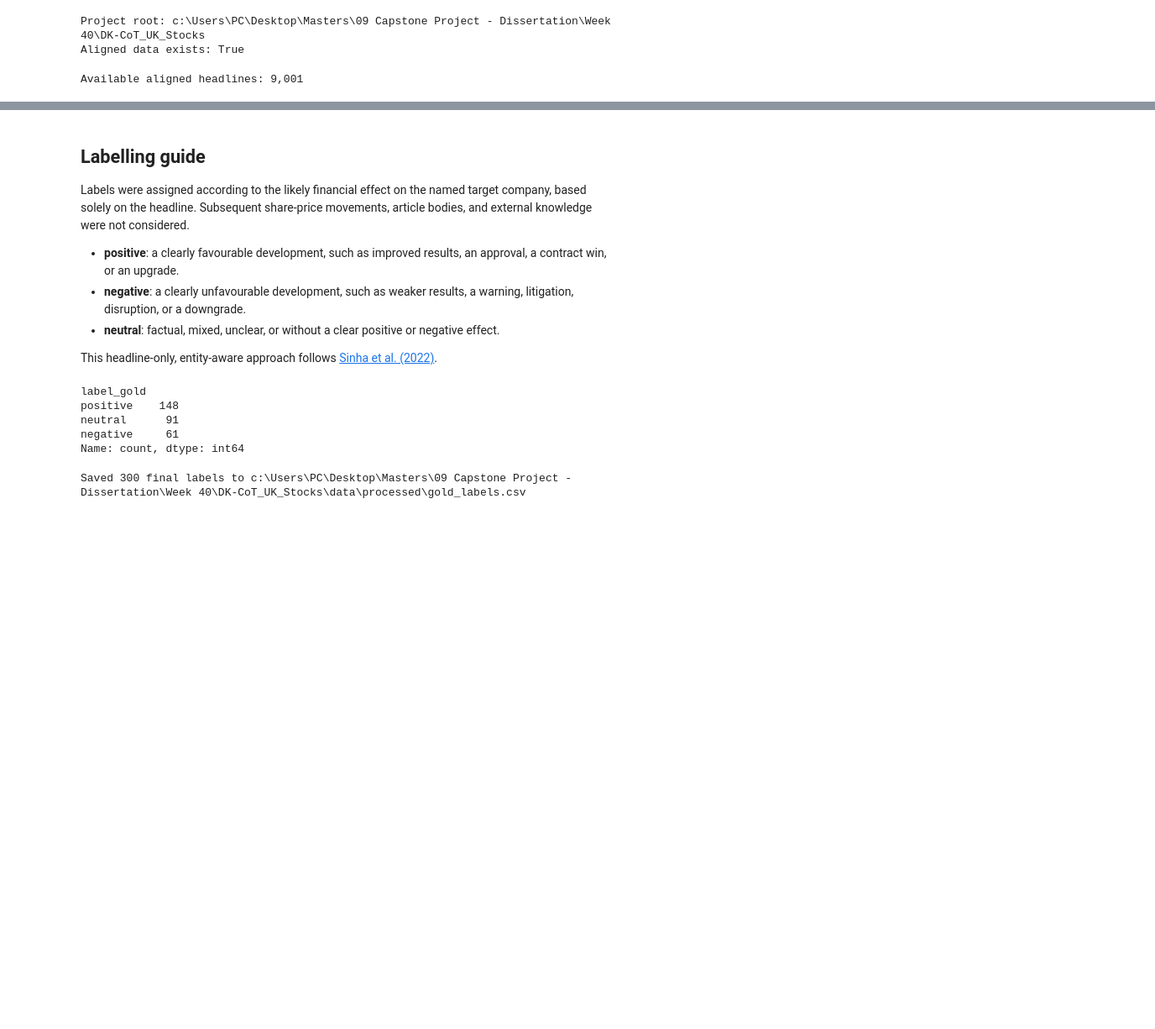
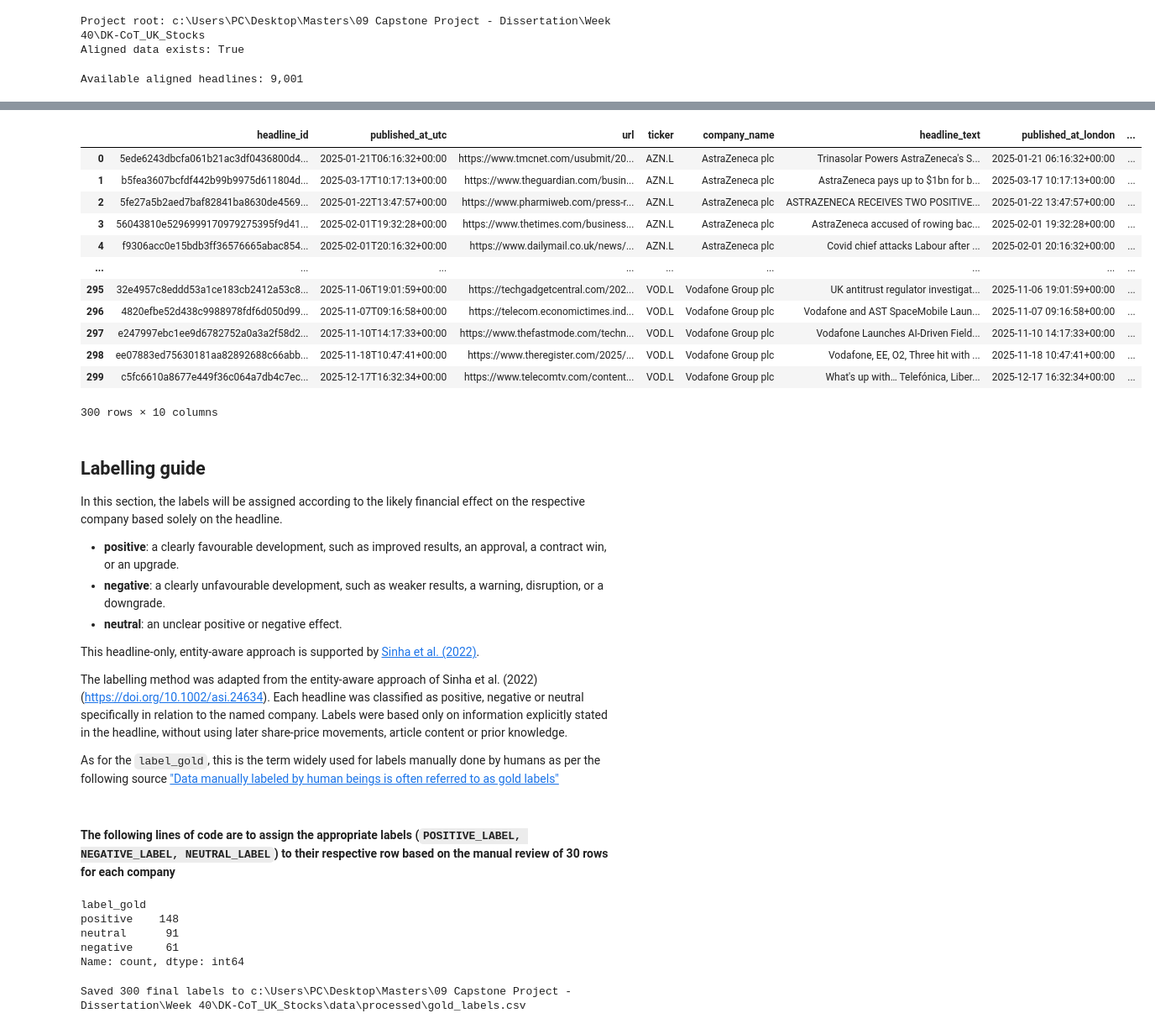
Before and after one commit to Za-Qar/dk-cot_uk_stock, a Jupyter notebook: pipeline/04_label_sentiment.ipynb, the cells around one changed output, grey strips where cells are left out. Shown at 84% size. Cells and saved outputs as stored; diff of their text form; code cells hidden in the pictures; blank space fills up the shorter version.

```diff
--- a/pipeline/04_label_sentiment.ipynb
+++ b/pipeline/04_label_sentiment.ipynb
@@ -111,11 +264,52 @@ Name: sampled_headlines, dtype: int64
+# %%
+# After investigating the samples above, it was found that the indices 1, 143 and 163 are duplicates of indices 0, 142 and 162 respectively. Therefore, they are replaced replaced with alternate headlines from the `headlines_aligned_prices.csv` for the same company ticker to eliminate any duplications.
+duplicate_replacements = {
+    1: (
+        "3d7dfe781decf4fc0114ae2198c293fd56e90d7676b91e46f7e444872358920d",
+        "b5fea3607bcfdf442b99b9975d611804dcb7faeb95ee472def5b9ac095a7bb1d",
+    ),
+    143: (
+        "a6d2872810ea241f7df20cb4bee1039a48a5cbb9bc6d19aaaffcbfdb6d803a94",
+        "160526a9b5332786c0bb64ce308c483fa9ceaec05eb5d9f6da5f817ce0deb192",
+    ),
+    163: (
+        "38dc6600edaedb80c9b7919cb52d914f74646efe40b4be699be8ed50380475c1",
+        "cb1a4838296bbdcdda312669fc261cd71e5d2a3a9a4c1102a69922dcd251f025",
+    ),
+}
+
+for row_number, (duplicate_id, replacement_id) in duplicate_replacements.items():
+    replacement = headlines_aligned_prices_df.loc[headlines_aligned_prices_df[HEADLINE_ID_COLUMN] == replacement_id]
+
+    sample_df.loc[row_number] = replacement.iloc[0][sample_df.columns]
+
+display(sample_df)
+# %% [output]
+|  | headline_id | published_at_utc | url | ticker | company_name | headline_text | published_at_london | ... |
+| 0 | 5ede6243dbcfa061b21ac3df0436800d4... | 2025-01-21T06:16:32+00:00 | https://www.tmcnet.com/usubmit/20... | AZN.L | AstraZeneca plc | Trinasolar Powers AstraZeneca's S... | 2025-01-21 06:16:32+00:00 | ... |
+| 1 | b5fea3607bcfdf442b99b9975d611804d... | 2025-03-17T10:17:13+00:00 | https://www.theguardian.com/busin... | AZN.L | AstraZeneca plc | AstraZeneca pays up to $1bn for b... | 2025-03-17 10:17:13+00:00 | ... |
+| 2 | 5fe27a5b2aed7baf82841ba8630de4569... | 2025-01-22T13:47:57+00:00 | https://www.pharmiweb.com/press-r... | AZN.L | AstraZeneca plc | ASTRAZENECA RECEIVES TWO POSITIVE... | 2025-01-22 13:47:57+00:00 | ... |
+| 3 | 56043810e5296999170979275395f9d41... | 2025-02-01T19:32:28+00:00 | https://www.thetimes.com/business... | AZN.L | AstraZeneca plc | AstraZeneca accused of rowing bac... | 2025-02-01 19:32:28+00:00 | ... |
+| 4 | f9306acc0e15bdb3ff36576665abac854... | 2025-02-01T20:16:32+00:00 | https://www.dailymail.co.uk/news/... | AZN.L | AstraZeneca plc | Covid chief attacks Labour after ... | 2025-02-01 20:16:32+00:00 | ... |
+| ... | ... | ... | ... | ... | ... | ... | ... | ... |
+| 295 | 32e4957c8eddd53a1ce183cb2412a53c8... | 2025-11-06T19:01:59+00:00 | https://techgadgetcentral.com/202... | VOD.L | Vodafone Group plc | UK antitrust regulator investigat... | 2025-11-06 19:01:59+00:00 | ... |
+| 296 | 4820efbe52d438c9988978fdf6d050d99... | 2025-11-07T09:16:58+00:00 | https://telecom.economictimes.ind... | VOD.L | Vodafone Group plc | Vodafone and AST SpaceMobile Laun... | 2025-11-07 09:16:58+00:00 | ... |
+| 297 | e247997ebc1ee9d6782752a0a3a2f58d2... | 2025-11-10T14:17:33+00:00 | https://www.thefastmode.com/techn... | VOD.L | Vodafone Group plc | Vodafone Launches AI-Driven Field... | 2025-11-10 14:17:33+00:00 | ... |
+| 298 | ee07883ed75630181aa82892688c66abb... | 2025-11-18T10:47:41+00:00 | https://www.theregister.com/2025/... | VOD.L | Vodafone Group plc | Vodafone, EE, O2, Three hit with ... | 2025-11-18 10:47:41+00:00 | ... |
+| 299 | c5fc6610a8677e449f36c064a7db4c7ec... | 2025-12-17T16:32:34+00:00 | https://www.telecomtv.com/content... | VOD.L | Vodafone Group plc | What's up with… Telefónica, Liber... | 2025-12-17 16:32:34+00:00 | ... |
+300 rows × 10 columns
 # %% [markdown]
 ## Labelling guide
 
-Labels were assigned according to the likely financial effect on the named target company, based solely on the headline. Subsequent share-price movements, article bodies, and external knowledge were not considered.
+In this section, the labels will be assigned according to the likely financial effect on the respective company based solely on the headline.
 
 - **positive**: a clearly favourable development, such as improved results, an approval, a contract win, or an upgrade.
-- **negative**: a clearly unfavourable development, such as weaker results, a warning, litigation, disruption, or a downgrade.
-- **neutral**: factual, mixed, unclear, or without a clear positive or negative effect.
+- **negative**: a clearly unfavourable development, such as weaker results, a warning, disruption, or a downgrade.
+- **neutral**: an unclear positive or negative effect.
 
-This headline-only, entity-aware approach follows [Sinha et al. (2022)](https://doi.org/10.1002/asi.24634).
+This headline-only, entity-aware approach is supported by [Sinha et al. (2022)](https://doi.org/10.1002/asi.24634).
+
+The labelling method was adapted from the entity-aware approach of Sinha et al. (2022)(https://doi.org/10.1002/asi.24634). Each headline was classified as positive, negative or neutral specifically in relation to the named company. Labels were based only on information explicitly stated in the headline, without using later share-price movements, article content or prior knowledge.
+
+As for the `label_gold`, this is the term widely used for labels manually done by humans as per the following source ["Data manually labeled by human beings is often referred to as gold labels"](https://developers.google.com/machine-learning/crash-course/categorical-data/issues)
 # %%
@@ -143,2 +341,4 @@ def assign_labels(indices, label):
+# %% [markdown]
+#### The following lines of code are to assign the appropriate labels (`POSITIVE_LABEL, NEGATIVE_LABEL, NEUTRAL_LABEL`) to their respective row based on the manual review of 30 rows for each company
 # %%
 # AstraZeneca (AZN.L): rows 0-29
```
Also changed, not shown: parts of 20 cells of this notebook, 1 other file.
